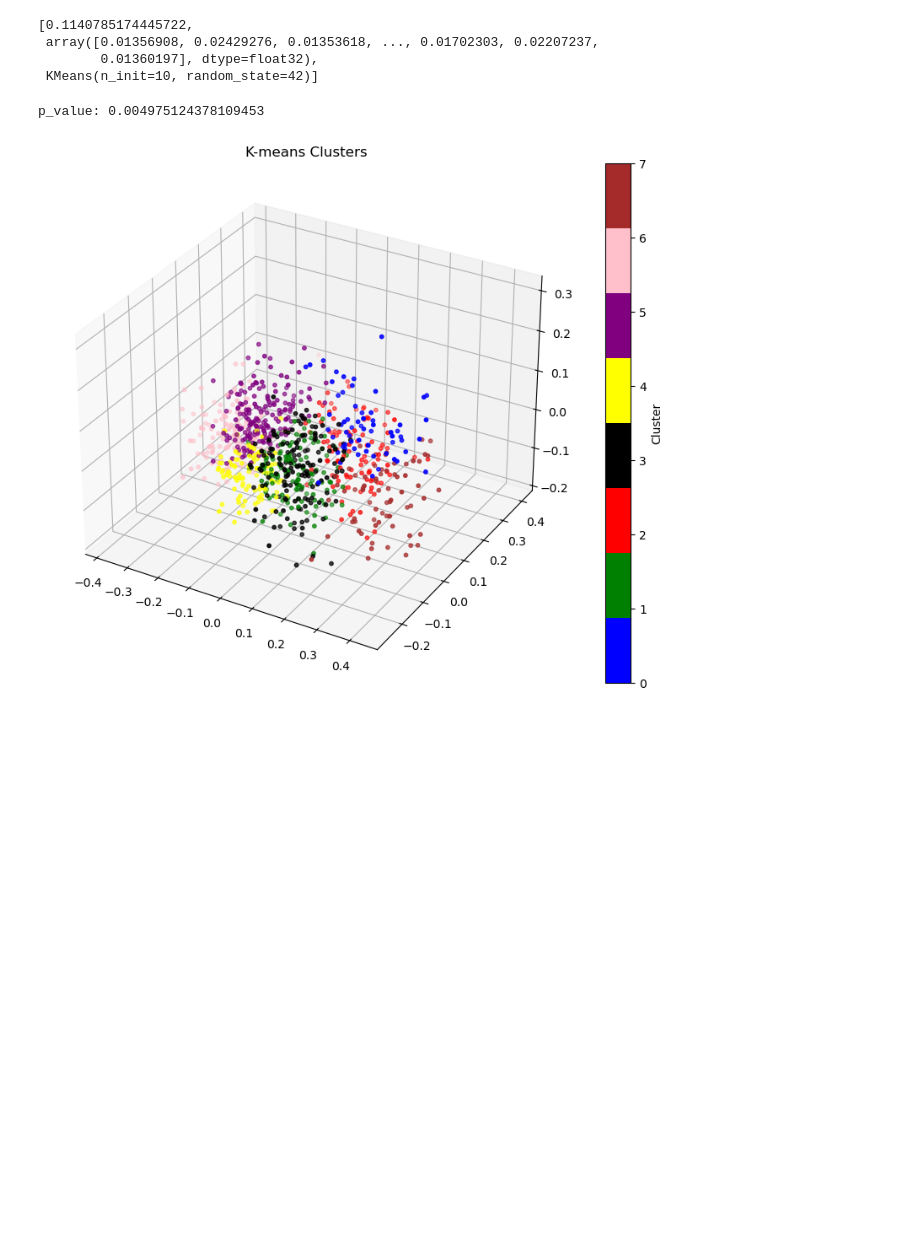
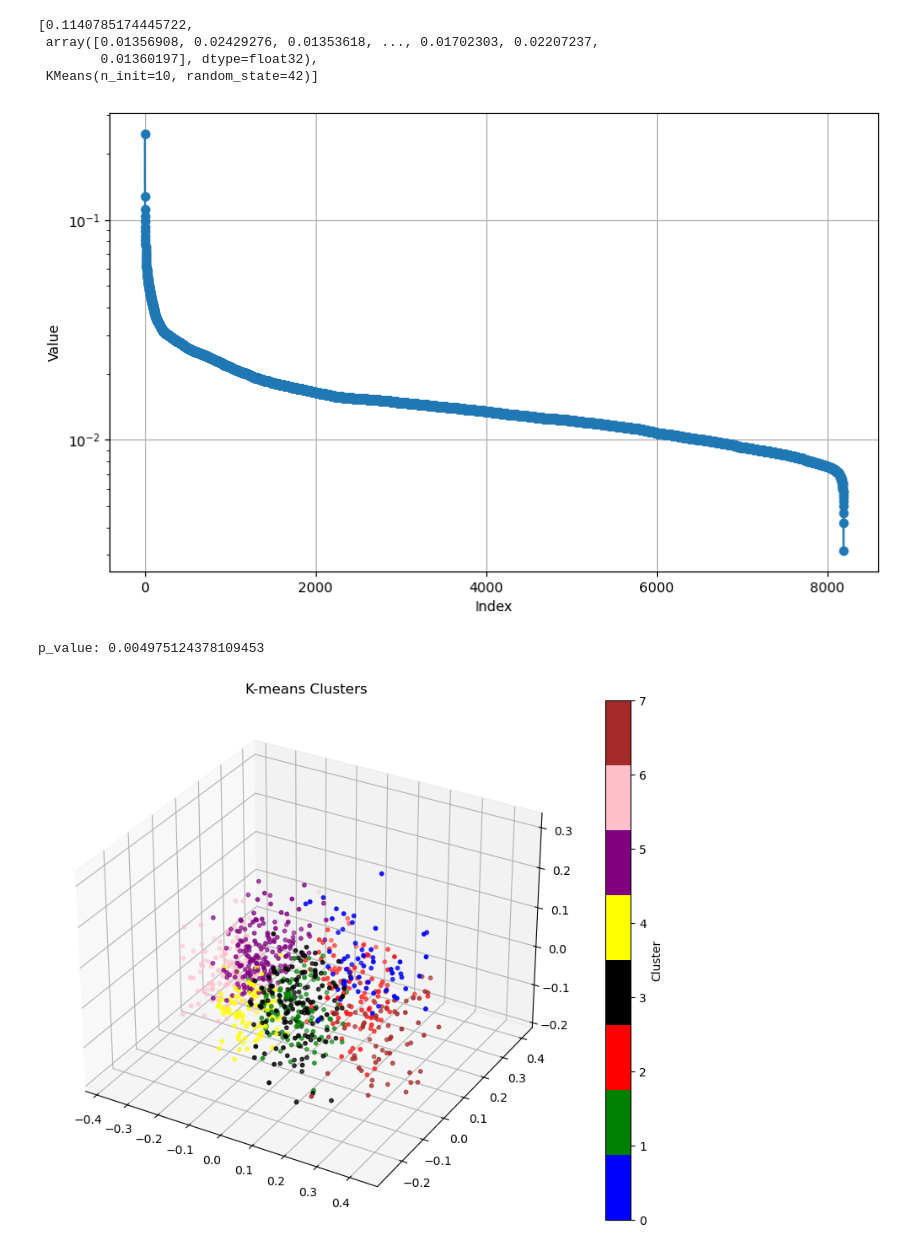
Before and after one commit to Roberto09/cs229-project, a Jupyter notebook: cluster_analysis.ipynb, the cells around one changed output. Saved outputs shown, nothing was run; the diff lists cells and outputs as text; code cells hidden in the pictures; blank space fills up the shorter version.

```diff
--- a/cluster_analysis.ipynb
+++ b/cluster_analysis.ipynb
@@ -326,6 +373,20 @@ l12_stats
  array([0.01356908, 0.02429276, 0.01353618, ..., 0.01702303, 0.02207237,
         0.01360197], dtype=float32),
  KMeans(n_init=10, random_state=42)]
+# %%
+import numpy as np
+import matplotlib.pyplot as plt
+
+# Creating the plot
+plt.figure(figsize=(10, 6))
+plt.plot(l12_stats[3], marker='o')
+plt.yscale('log')
+plt.xlabel('Index')
+plt.ylabel('Value')
+plt.grid(True)
+plt.show()
+# %% [output]
+[figure, added]
 # %%
 test_results_l12 = np.array([test_res[0] for test_res in permutation_test_results_l12] + [l12_stats[0]])
 # %%
```
Also changed, not shown: parts of 13 cells of this notebook, 1 other file.
